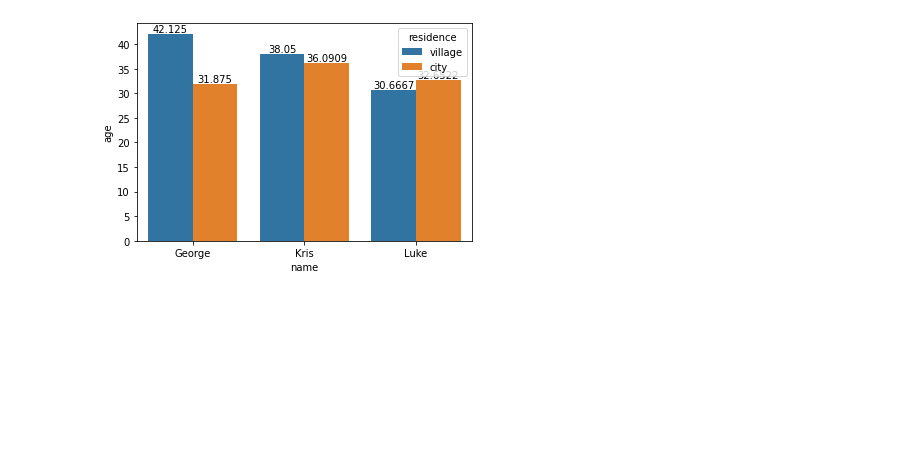
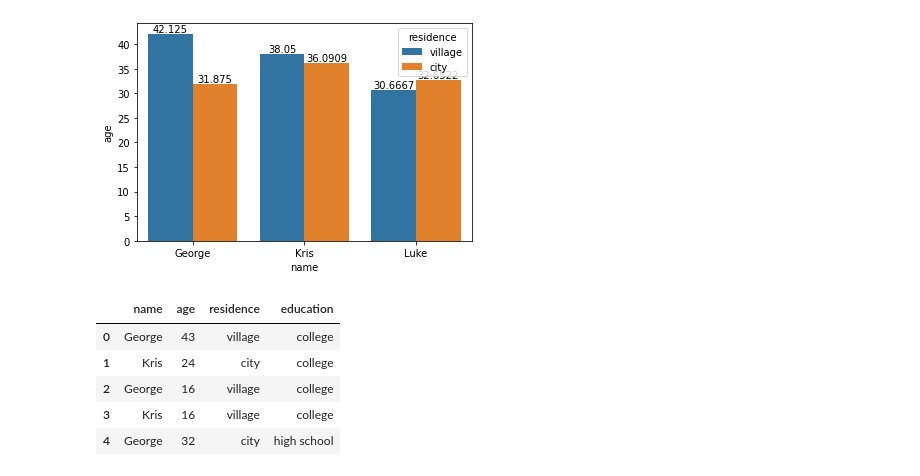
Before and after one commit to GimGones/jmm, a Jupyter notebook: dudes.ipynb, the cells around one changed output. Drawn from its saved outputs; the diff is of its cells as text; code cells hidden in the pictures; blank space fills up the shorter version.

```diff
--- a/dudes.ipynb
+++ b/dudes.ipynb
@@ -37,3 +37,13 @@ for i in range(0,len(lab.containers)):
 plt.show()
 # %% [output]
 [figure]
+# %%
+data["education"] = np.random.choice(["high school","college"],100,p=[0.6,0.4])
+data.head()
+# %% [output]
+|  | name | age | residence | education |
+| 0 | George | 43 | village | college |
+| 1 | Kris | 24 | city | college |
+| 2 | George | 16 | village | college |
+| 3 | Kris | 16 | village | college |
+| 4 | George | 32 | city | high school |
```
Also changed, not shown: parts of 1 cell of this notebook.
